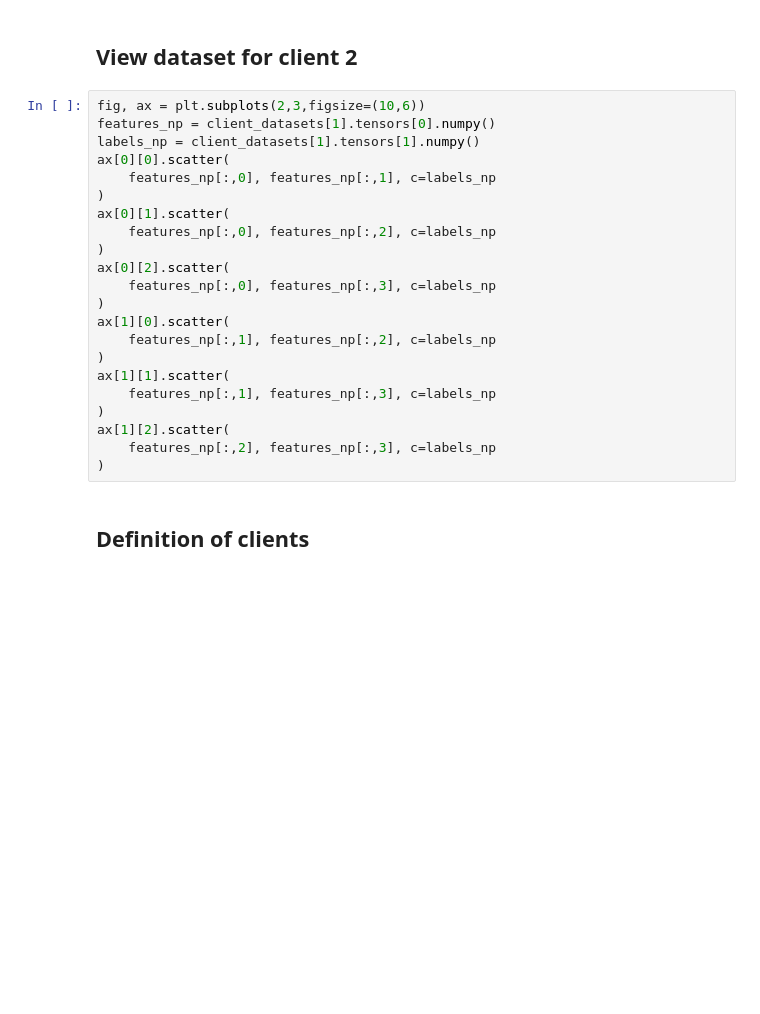
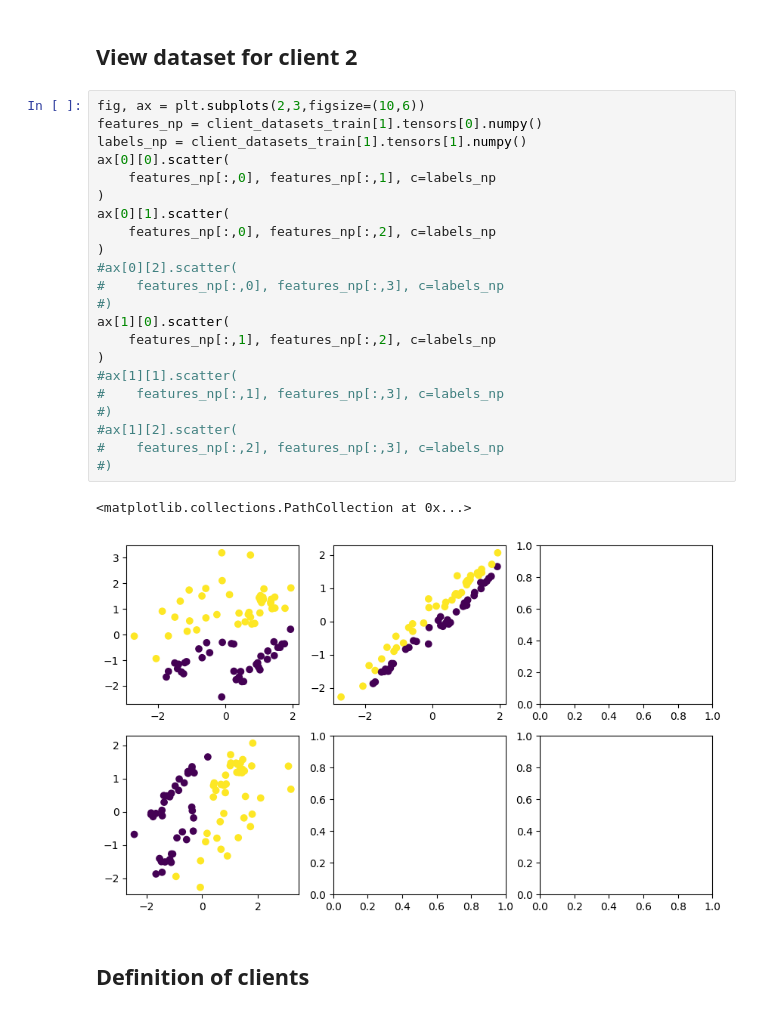
Before and after one commit to sharkovsky/SplitNN-Bias-MasterThesis, a Jupyter notebook: Generating_data-skeleton.ipynb, the cells around one changed output. Saved outputs shown, nothing was run; the diff lists cells and outputs as text; blank space fills up the shorter version.

```diff
--- a/Generating_data-skeleton.ipynb
+++ b/Generating_data-skeleton.ipynb
@@ -135,26 +253,29 @@ ax[2].scatter(
 ## View dataset for client 2
 # %%
 fig, ax = plt.subplots(2,3,figsize=(10,6))
-features_np = client_datasets[1].tensors[0].numpy()
-labels_np = client_datasets[1].tensors[1].numpy()
+features_np = client_datasets_train[1].tensors[0].numpy()
+labels_np = client_datasets_train[1].tensors[1].numpy()
 ax[0][0].scatter(
     features_np[:,0], features_np[:,1], c=labels_np
 )
 ax[0][1].scatter(
     features_np[:,0], features_np[:,2], c=labels_np
 )
-ax[0][2].scatter(
-    features_np[:,0], features_np[:,3], c=labels_np
-)
+#ax[0][2].scatter(
+#    features_np[:,0], features_np[:,3], c=labels_np
+#)
 ax[1][0].scatter(
     features_np[:,1], features_np[:,2], c=labels_np
 )
-ax[1][1].scatter(
-    features_np[:,1], features_np[:,3], c=labels_np
-)
-ax[1][2].scatter(
-    features_np[:,2], features_np[:,3], c=labels_np
-)
+#ax[1][1].scatter(
+#    features_np[:,1], features_np[:,3], c=labels_np
+#)
+#ax[1][2].scatter(
+#    features_np[:,2], features_np[:,3], c=labels_np
+#)
+# %% [output]
+<matplotlib.collections.PathCollection at 0x...>
+[figure, added]
 # %% [markdown]
 ## Definition of clients
 # %%
```
Also changed, not shown: parts of 58 cells of this notebook.
